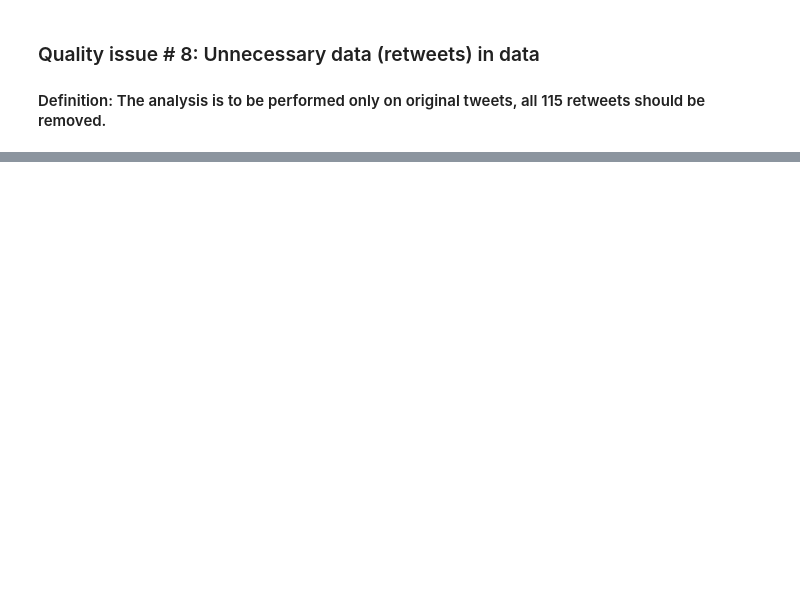
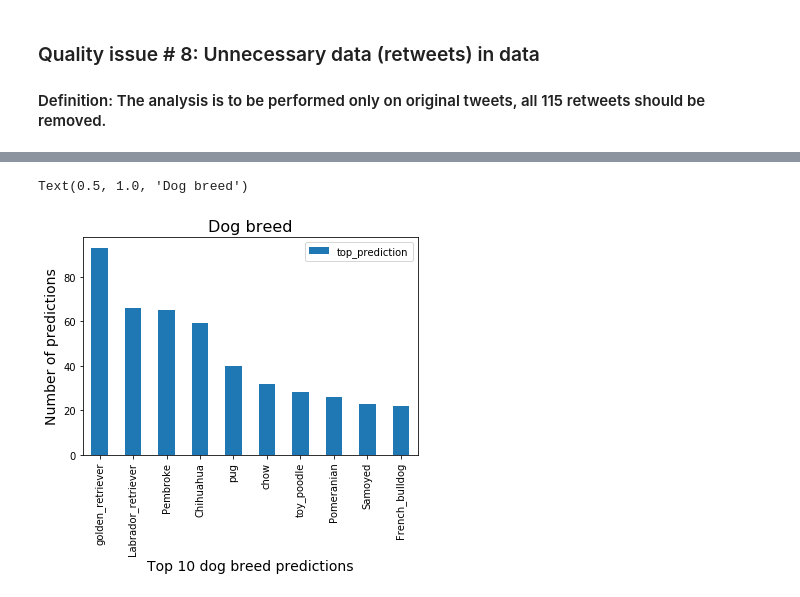
Before and after one commit to taloc/data_wrangling, a Jupyter notebook: wrangle_act.ipynb, the cells around one changed output, grey strips where cells are left out. Cells and saved outputs as stored; diff of their text form; code cells hidden in the pictures; blank space fills up the shorter version.

```diff
--- a/wrangle_act.ipynb
+++ b/wrangle_act.ipynb
@@ -486,0 +594,12 @@ df3_clean.head()
+# %%
+# We create a dataframe called top_breeds to have the top 10 most popular dog breeds
+top_breeds = df_clean_master['top_prediction'].value_counts().head(10).to_frame()
+# %%
+# We can then a simple .plot method with a bar chart option, and customize the Y and X axis titles
+top_breeds.plot(kind='bar');
+plt.xlabel('Top 10 dog breed predictions', fontsize=14)
+plt.ylabel('Number of predictions', fontsize=14)
+plt.title('Dog breed',fontsize=16)
+# %% [output]
+Text(0.5, 1.0, 'Dog breed')
+[figure, added]
```
Also changed, not shown: parts of 40 cells of this notebook.
